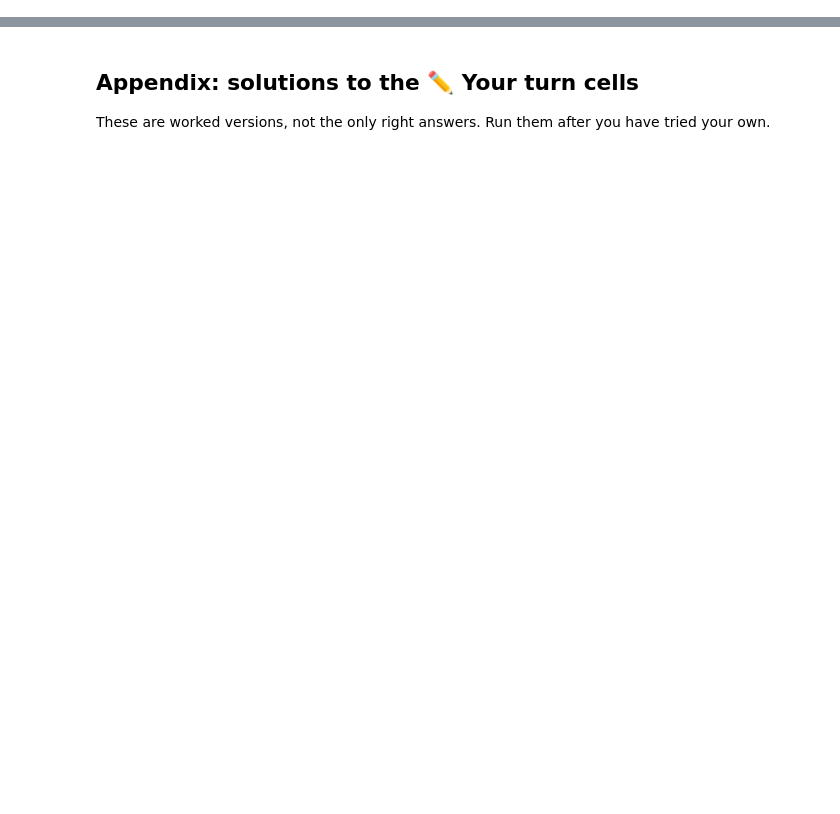
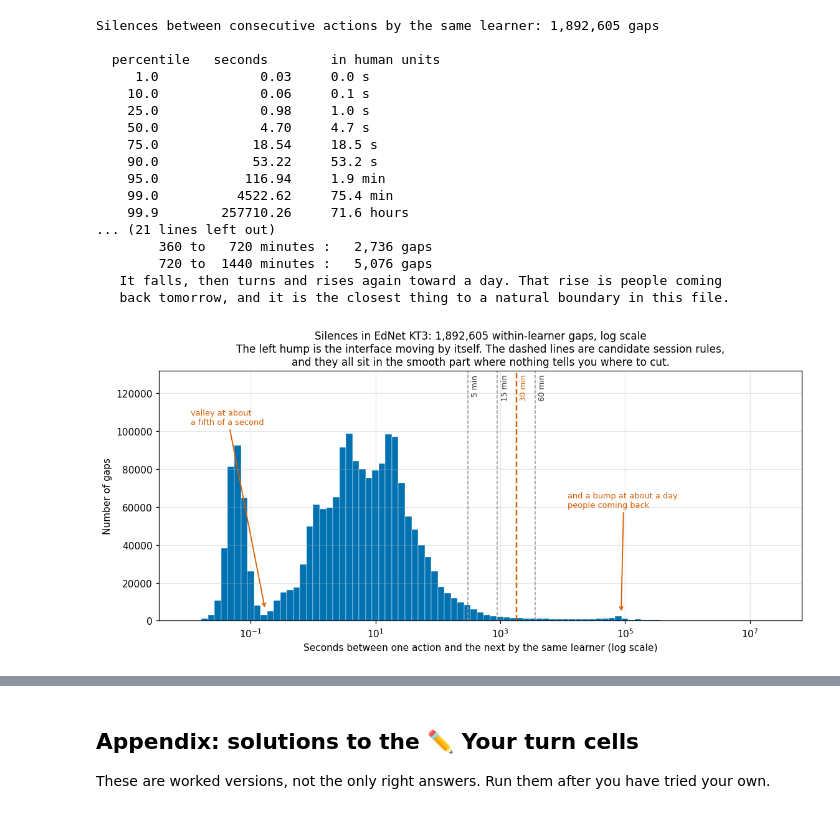
Before and after one commit to HakeoungLee/edis8100-teaching-learning-analytics, a Jupyter notebook: week07-srl-traces-lab/week07_srl_traces_lab.ipynb, the cells around one changed output, grey strips where cells are left out. Saved outputs shown, nothing was run; the diff lists cells and outputs as text; code cells hidden in the pictures; blank space fills up the shorter version.

```diff
--- a/week07-srl-traces-lab/week07_srl_traces_lab.ipynb
+++ b/week07-srl-traces-lab/week07_srl_traces_lab.ipynb
@@ -1659,0 +515,76 @@ Checklist for tonight:
+# %%
+gaps = gap_s.dropna()
+print('Silences between consecutive actions by the same learner: %s gaps' % format(len(gaps), ','))
+print()
+pct = [1, 10, 25, 50, 75, 90, 95, 99, 99.9]
+vals = np.percentile(gaps, pct)
+print('  percentile   seconds        in human units')
+for p, v in zip(pct, vals):
+    if v < 90:
+        human = '%.1f s' % v
+    elif v < 5400:
+        human = '%.1f min' % (v / 60)
+    else:
+        human = '%.1f hours' % (v / 3600)
+    print('   %5.1f       %10.2f     %s' % (p, v, human))
+print()
+print('Share of all silences longer than a candidate threshold:')
+for m in [1, 5, 10, 15, 30, 60, 120]:
+    print('   %3d minutes : %7s gaps  (%.3f%% of all silences)'
+          % (m, format(int((gaps > m * 60).sum()), ','), (gaps > m * 60).mean() * 100))
+print()
+print('Two things to check on the shape, because both matter for the rule:')
+print('   share of silences under 0.2 s          : %.3f   (the machine)' % (gaps < 0.2).mean())
+print('   share between 0.2 s and 1 s            : %.3f   (a genuine dip)'
+      % (((gaps >= 0.2) & (gaps < 1)).mean()))
+print('   so there IS a valley, and it is at a fifth of a second.')
+print()
+print('   And in the range where a session rule has to live, counts per band:')
+for lo, hi in [(5, 15), (15, 30), (30, 60), (60, 120), (120, 360), (360, 720), (720, 1440)]:
+    n = int(((gaps >= lo * 60) & (gaps < hi * 60)).sum())
+    print('      %5d to %5d minutes : %7s gaps' % (lo, hi, format(n, ',')))
+print('   It falls, then turns and rises again toward a day. That rise is people coming')
+print('   back tomorrow, and it is the closest thing to a natural boundary in this file.')
+
+fig, ax = plt.subplots(figsize=(10.5, 5.0))
+positive = gaps[gaps > 0]
+bins = np.logspace(np.log10(0.01), np.log10(positive.max()), 90)
+ax.hist(positive, bins=bins, color=BLUE, edgecolor='white', linewidth=0.3)
+ax.set_xscale('log')
+ax.set_ylim(0, 132000)
+ax.annotate('valley at about\na fifth of a second', xy=(0.17, 6000), xytext=(0.011, 112000),
+            fontsize=8.5, color=VERMILLION, va='top',
+            arrowprops=dict(arrowstyle='->', color=VERMILLION, linewidth=1.2))
+ax.annotate('and a bump at about a day:\npeople coming back', xy=(86400, 4000),
+            xytext=(12000, 60000), fontsize=8.5, color=VERMILLION,
+            arrowprops=dict(arrowstyle='->', color=VERMILLION, linewidth=1.2))
+for m, colour in [(5, GREY), (15, GREY), (30, VERMILLION), (60, GREY)]:
+    ax.axvline(m * 60, color=colour, linestyle='--', linewidth=1.6 if m == 30 else 1.0)
+    ax.text(m * 60 * 1.14, 130000, '%d min' % m, rotation=90,
+            va='top', fontsize=8, color=VERMILLION if m == 30 else BLACK)
+ax.set_xlabel('Seconds between one action and the next by the same learner (log scale)')
+ax.set_ylabel('Number of gaps')
+ax.set_title('Silences in EdNet KT3: 1,892,605 within-learner gaps, log scale\n'
+             'The left hump is the interface moving by itself. The dashed lines are candidate session rules,\n'
+             'and they all sit in the smooth part where nothing tells you where to cut.')
+plt.tight_layout()
+plt.show()
+# %% [output]
+Silences between consecutive actions by the same learner: 1,892,605 gaps
+
+  percentile   seconds        in human units
+     1.0             0.03     0.0 s
+    10.0             0.06     0.1 s
+    25.0             0.98     1.0 s
+    50.0             4.70     4.7 s
+    75.0            18.54     18.5 s
+    90.0            53.22     53.2 s
+    95.0           116.94     1.9 min
+    99.0          4522.62     75.4 min
+    99.9        257710.26     71.6 hours
+... (21 lines left out)
+        360 to   720 minutes :   2,736 gaps
+        720 to  1440 minutes :   5,076 gaps
+   It falls, then turns and rises again toward a day. That rise is people coming
+   back tomorrow, and it is the closest thing to a natural boundary in this file.
+[figure, added]
```
Also changed, not shown: parts of 128 cells of this notebook, 9 other files.
